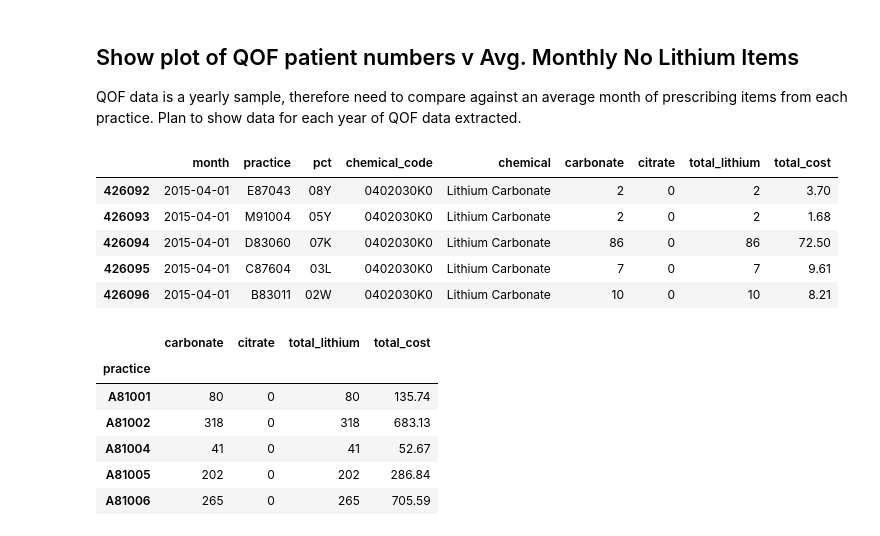
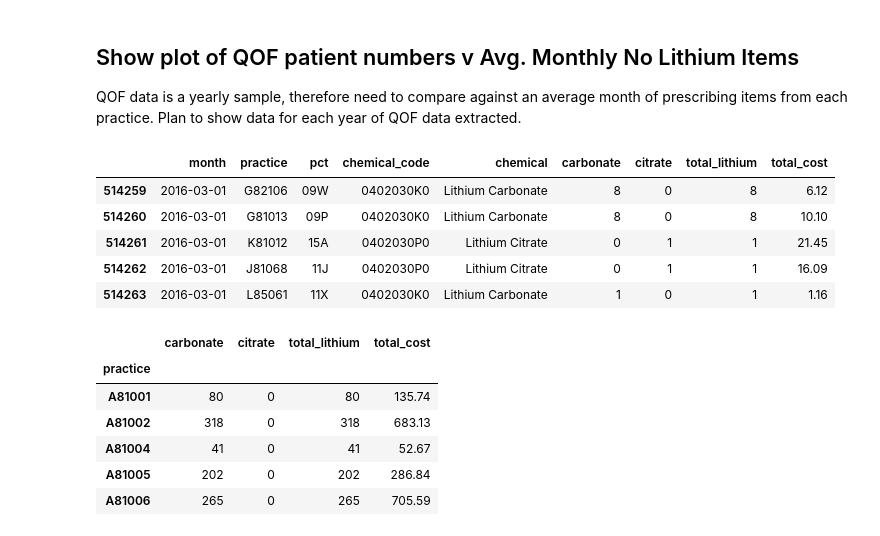
Before and after one commit to orlamac/lithium-paper, a Jupyter notebook: QOF data test exploration.ipynb, the cells around one changed output. Drawn from its saved outputs; the diff is of its cells as text; code cells hidden in the pictures.

```diff
--- a/QOF data test exploration.ipynb
+++ b/QOF data test exploration.ipynb
@@ -157,14 +164,14 @@ QOF data is a yearly sample, therefore need to compare against an average month
 # %%
 ## 2015-2016 data
 #First choose prescribing data from Apr 15 to Mar 16.
 mask1 = (df_lithium['month'] >= "2015-04-01") & (df_lithium['month'] <= "2016-03-31")
 df_1516 = df_lithium.loc[mask1]
-df_1516.head()
+df_1516.tail()
 # %% [output]
 |  | month | practice | pct | chemical_code | chemical | carbonate | citrate | total_lithium | total_cost |
-| 426092 | 2015-04-01 | E87043 | 08Y | 0402030K0 | Lithium Carbonate | 2 | 0 | 2 | 3.70 |
-| 426093 | 2015-04-01 | M91004 | 05Y | 0402030K0 | Lithium Carbonate | 2 | 0 | 2 | 1.68 |
-| 426094 | 2015-04-01 | D83060 | 07K | 0402030K0 | Lithium Carbonate | 86 | 0 | 86 | 72.50 |
-| 426095 | 2015-04-01 | C87604 | 03L | 0402030K0 | Lithium Carbonate | 7 | 0 | 7 | 9.61 |
-| 426096 | 2015-04-01 | B83011 | 02W | 0402030K0 | Lithium Carbonate | 10 | 0 | 10 | 8.21 |
+| 514259 | 2016-03-01 | G82106 | 09W | 0402030K0 | Lithium Carbonate | 8 | 0 | 8 | 6.12 |
+| 514260 | 2016-03-01 | G81013 | 09P | 0402030K0 | Lithium Carbonate | 8 | 0 | 8 | 10.10 |
+| 514261 | 2016-03-01 | K81012 | 15A | 0402030P0 | Lithium Citrate | 0 | 1 | 1 | 21.45 |
+| 514262 | 2016-03-01 | J81068 | 11J | 0402030P0 | Lithium Citrate | 0 | 1 | 1 | 16.09 |
+| 514263 | 2016-03-01 | L85061 | 11X | 0402030K0 | Lithium Carbonate | 1 | 0 | 1 | 1.16 |
 # %%
```
Also changed, not shown: parts of 11 cells of this notebook, 1 other file.
